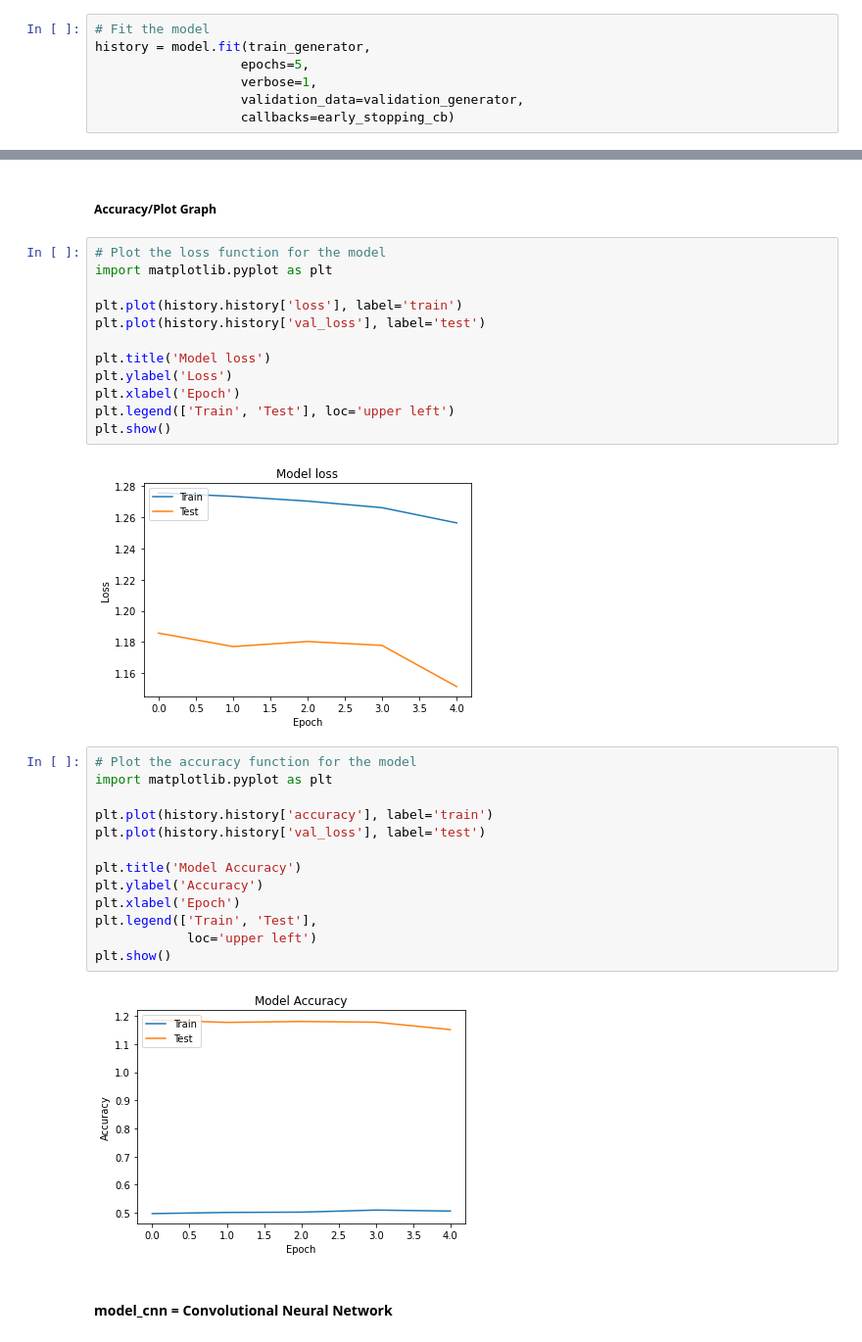
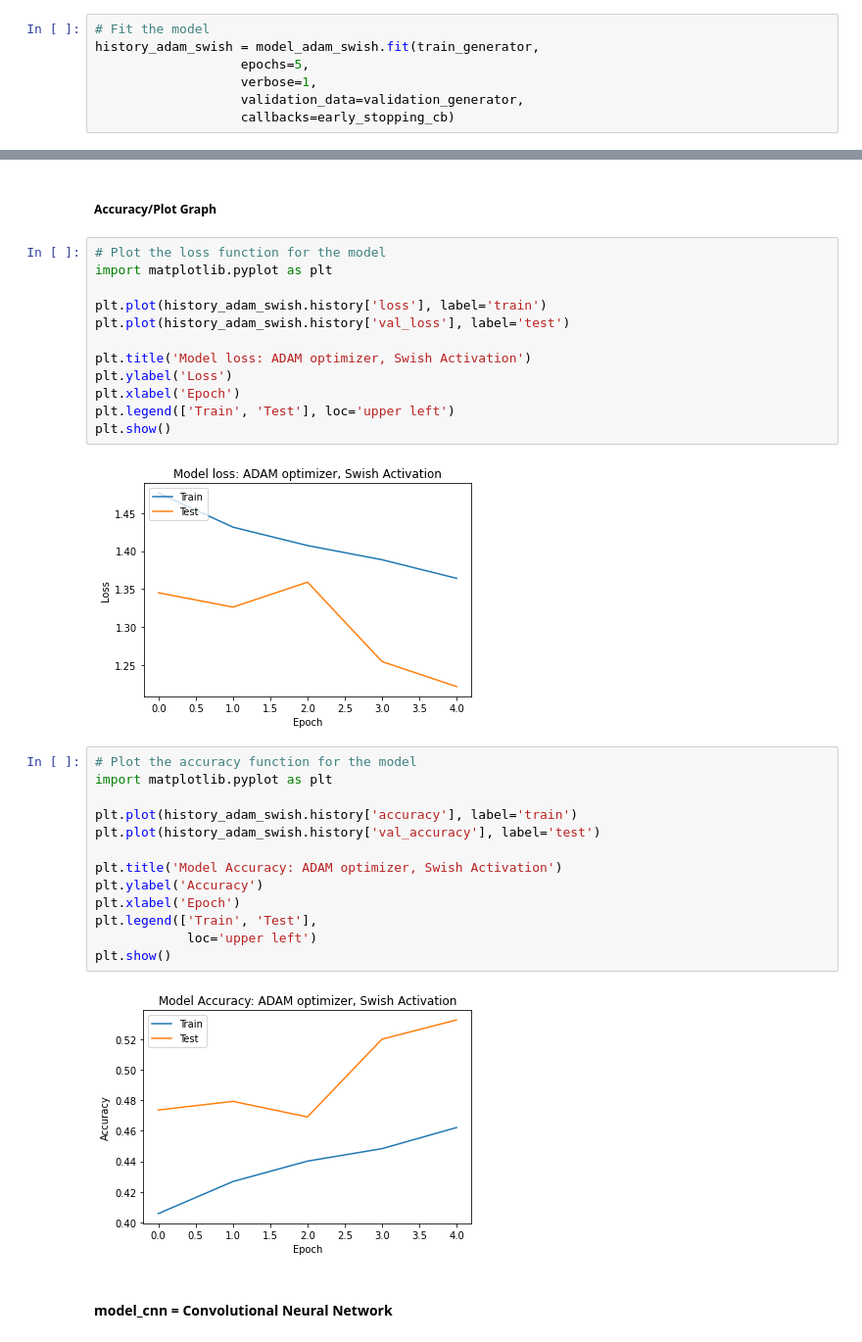
Before and after one commit to DigitalGoldRush/Project-2-Emotional-recognition, a Jupyter notebook: emotion_recognition_model_test_final_v2.ipynb, the cells around one changed output, grey strips where cells are left out. Shown: that part at 98% size. Drawn from its saved outputs; the diff is of its cells as text.

```diff
--- a/emotion_recognition_model_test_final_v2.ipynb
+++ b/emotion_recognition_model_test_final_v2.ipynb
@@ -438,7 +468,7 @@ Non-trainable params: 0
 _________________________________________________________________
 # %%
 # Fit the model
-history = model.fit(train_generator,
+history_adam_swish = model_adam_swish.fit(train_generator,
                    epochs=5,
                    verbose=1,
                    validation_data=validation_generator,
@@ -474,31 +498,31 @@ model.save('adam_swish.h5')
 # Plot the loss function for the model
 import matplotlib.pyplot as plt
 
-plt.plot(history.history['loss'], label='train')
-plt.plot(history.history['val_loss'], label='test')
+plt.plot(history_adam_swish.history['loss'], label='train')
+plt.plot(history_adam_swish.history['val_loss'], label='test')
 
-plt.title('Model loss')
+plt.title('Model loss: ADAM optimizer, Swish Activation')
 plt.ylabel('Loss')
 plt.xlabel('Epoch')
 plt.legend(['Train', 'Test'], loc='upper left')
 plt.show()
 # %% [output]
-[figure, old version]
+[figure, new version]
 # %%
 # Plot the accuracy function for the model
 import matplotlib.pyplot as plt
 
-plt.plot(history.history['accuracy'], label='train')
-plt.plot(history.history['val_loss'], label='test')
+plt.plot(history_adam_swish.history['accuracy'], label='train')
+plt.plot(history_adam_swish.history['val_accuracy'], label='test')
 
-plt.title('Model Accuracy')
+plt.title('Model Accuracy: ADAM optimizer, Swish Activation')
 plt.ylabel('Accuracy')
 plt.xlabel('Epoch')
 plt.legend(['Train', 'Test'],
             loc='upper left')
 plt.show()
 # %% [output]
-[figure, old version]
+[figure, new version]
 # %% [markdown]
 #### model_cnn = Convolutional Neural Network
 # %%
```
Also changed, not shown: parts of 38 cells of this notebook.
